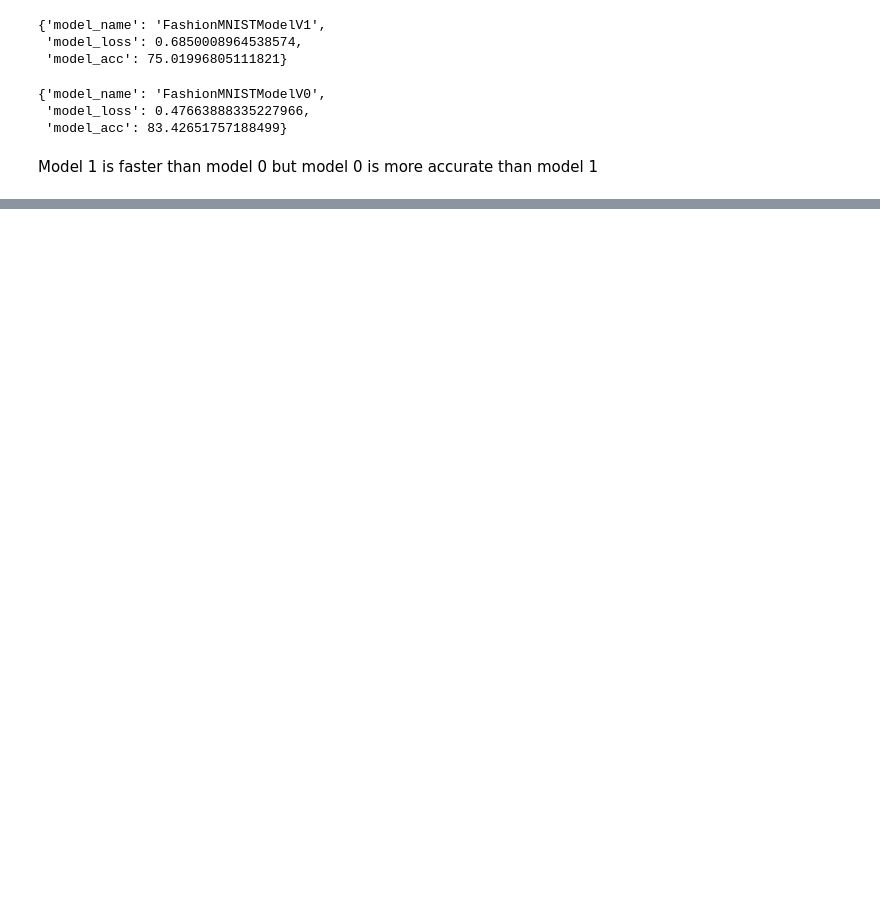
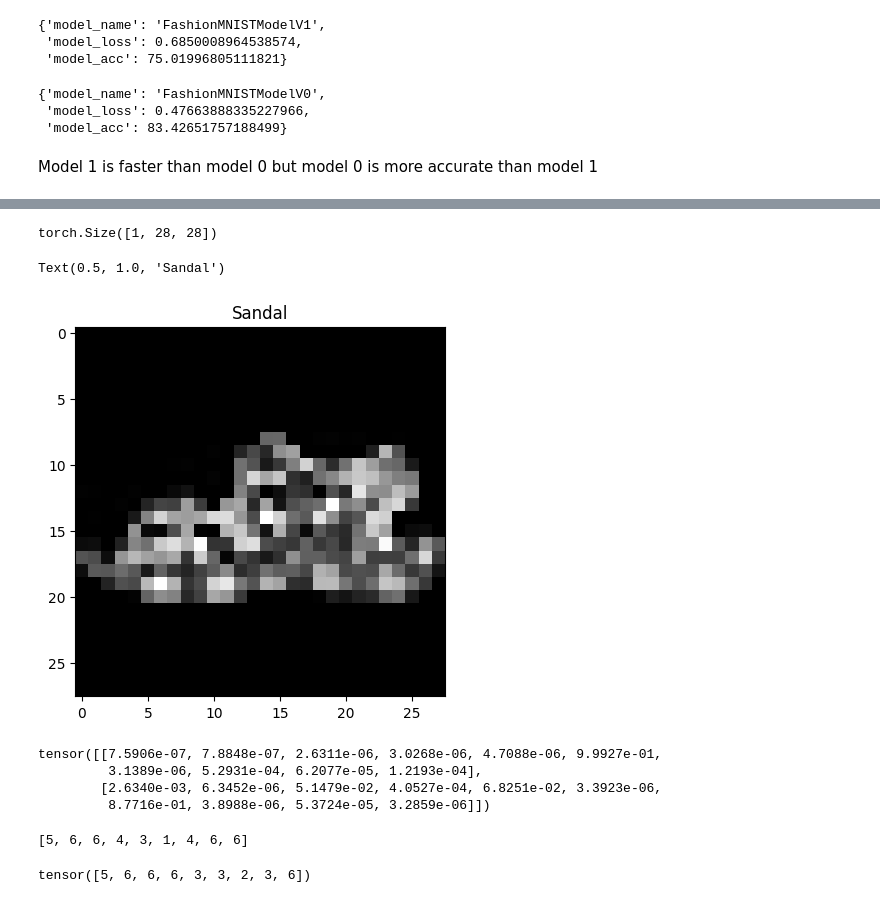
Before and after one commit to 94Akriti/DL-ML-USING-PYTORCH, a Jupyter notebook: Computer_Vision.ipynb, the cells around one changed output, grey strips where cells are left out. Saved outputs shown, nothing was run; the diff lists cells and outputs as text; code cells hidden in the pictures; blank space fills up the shorter version.

```diff
--- a/Computer_Vision.ipynb
+++ b/Computer_Vision.ipynb
@@ -695,0 +969,37 @@ Known for their capabilities to find patterns in visual data
+# %%
+import random
+# random.seed(42)
+test_samples = []
+test_labels = []
+for sample,label in random.sample(list(test_data), k =9):
+  test_samples.append(sample)
+  test_labels.append(label)
+
+test_samples[0].shape
+# %% [output]
+torch.Size([1, 28, 28])
+# %%
+plt.imshow(test_samples[0].squeeze(),cmap="gray")
+plt.title(class_names[test_labels[0]])
+# %% [output]
+Text(0.5, 1.0, 'Sandal')
+[figure, added]
+# %%
+pred_probs = make_predictions(model=model_2,
+                              data = test_samples)
+
+pred_probs[:2]
+# %% [output]
+tensor([[7.5906e-07, 7.8848e-07, 2.6311e-06, 3.0268e-06, 4.7088e-06, 9.9927e-01,
+         3.1389e-06, 5.2931e-04, 6.2077e-05, 1.2193e-04],
+        [2.6340e-03, 6.3452e-06, 5.1479e-02, 4.0527e-04, 6.8251e-02, 3.3923e-06,
+         8.7716e-01, 3.8988e-06, 5.3724e-05, 3.2859e-06]])
+# %%
+test_labels
+# %% [output]
+[5, 6, 6, 4, 3, 1, 4, 6, 6]
+# %%
+pred_classes = pred_probs.argmax(dim = 1)
+pred_classes
+# %% [output]
+tensor([5, 6, 6, 6, 3, 3, 2, 3, 6])
```
Also changed, not shown: parts of 34 cells of this notebook.
